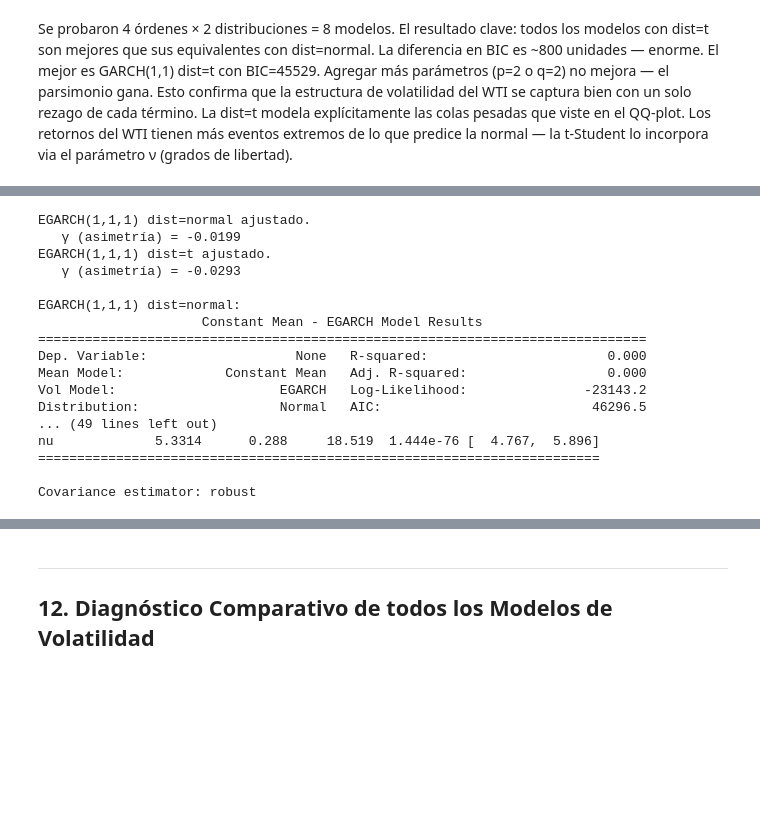
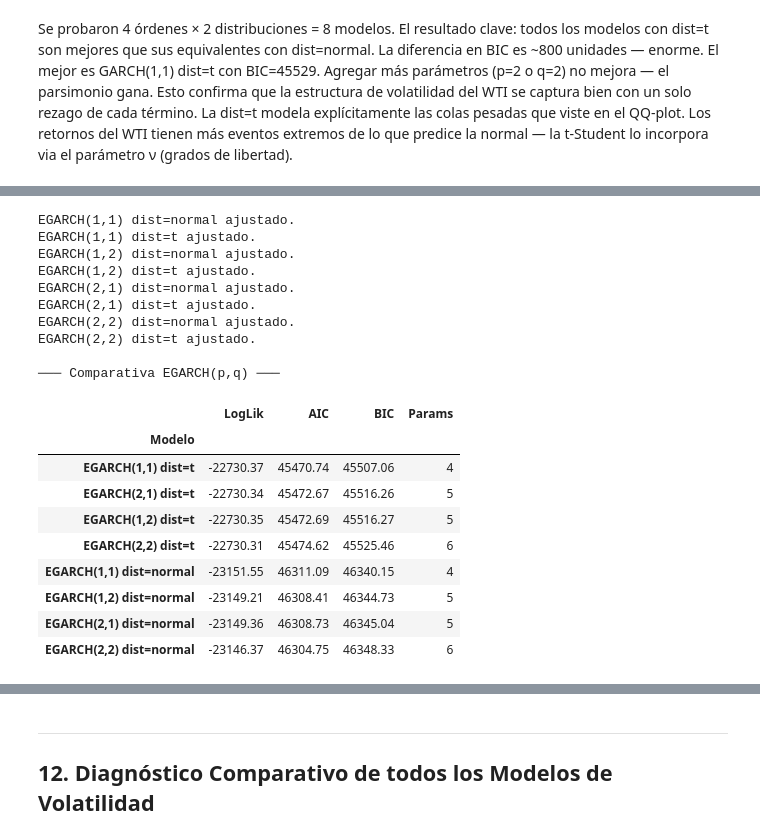
Before and after one commit to flopyromero/Proyecto-petr-leo-WTI-, a Jupyter notebook: tp4_tp5_wti.ipynb, the cells around one changed output, grey strips where cells are left out. Cells and saved outputs as stored; diff of their text form; code cells hidden in the pictures; blank space fills up the shorter version.

```diff
--- a/tp4_tp5_wti.ipynb
+++ b/tp4_tp5_wti.ipynb
@@ -1141,44 +1145,52 @@ $$\ln\sigma_t^2 = \omega + \sum_{i=1}^p \alpha_i(|\varepsilon_{t-i}| - E|\vareps
 El coeficiente $\gamma$ captura la **asimetría**: rentabilidades negativas tienden a
 tener mayor impacto en los mercados → se espera $\gamma < 0$.
 # %%
-# --- EGARCH ---
+# --- EGARCH(p,q) — múltiples órdenes ---
 modelos_egarch = {}
+rows_egarch = []
 
-for dist in ['normal', 't']:
-    label = f'EGARCH(1,1,1) dist={dist}'
-    try:
-        m = arch_model(residuos_100, vol='EGarch', p=1, o=1, q=1, dist=dist).fit(disp='off')
-        modelos_egarch[label] = m
-        rows_vol.append({
-            'Modelo': label,
-            'LogLik': round(m.loglikelihood, 2),
-            'AIC': round(m.aic, 2),
-            'BIC': round(m.bic, 2),
-            'Params': 5  # omega, alpha, gamma, beta, dist
-        })
-        print(f'{label} ajustado.')
-        print(f'   γ (asimetría) = {m.params.get("gamma[1]", m.params.iloc[-3]):.4f}')
-    except Exception as e:
-        print(f'{label}: {e}')
+for p, q in [(1,1), (1,2), (2,1), (2,2)]:
+    for dist in ['normal', 't']:
+        label = f'EGARCH({p},{q}) dist={dist}'
+        try:
+            m = arch_model(residuos_100, vol='EGARCH', p=p, q=q, dist=dist).fit(disp='off')
+            modelos_egarch[label] = m
+            rows_egarch.append({
+                'Modelo': label,
+                'LogLik': round(m.loglikelihood, 2),
+                'AIC': round(m.aic, 2),
+                'BIC': round(m.bic, 2),
+                'Params': p + q + 2
+            })
+            print(f'{label} ajustado.')
+        except Exception as e:
+            print(f'{label}: {e}')
 
-for nombre, m in modelos_egarch.items():
-    print(f'\n{nombre}:')
-    print(m.summary())
+df_egarch_comp = pd.DataFrame(rows_egarch).set_index('Modelo')
+print('\n─── Comparativa EGARCH(p,q) ───')
+display(df_egarch_comp.sort_values('BIC'))
+
+BEST_EGARCH = df_egarch_comp['BIC'].idxmin()
+modelo_egarch_opt = modelos_egarch[BEST_EGARCH]
+print(f'\n→ Mejor EGARCH por BIC: {BEST_EGARCH}')
 # %% [output]
-EGARCH(1,1,1) dist=normal ajustado.
-   γ (asimetría) = -0.0199
-EGARCH(1,1,1) dist=t ajustado.
-   γ (asimetría) = -0.0293
+EGARCH(1,1) dist=normal ajustado.
+EGARCH(1,1) dist=t ajustado.
+EGARCH(1,2) dist=normal ajustado.
+EGARCH(1,2) dist=t ajustado.
+EGARCH(2,1) dist=normal ajustado.
+EGARCH(2,1) dist=t ajustado.
+EGARCH(2,2) dist=normal ajustado.
+EGARCH(2,2) dist=t ajustado.
 
-EGARCH(1,1,1) dist=normal:
-                     Constant Mean - EGARCH Model Results
-==============================================================================
-Dep. Variable:                   None   R-squared:                       0.000
-Mean Model:             Constant Mean   Adj. R-squared:                  0.000
-Vol Model:                     EGARCH   Log-Likelihood:               -23143.2
-Distribution:                  Normal   AIC:                           46296.5
-... (49 lines left out)
-nu             5.3314      0.288     18.519  1.444e-76 [  4.767,  5.896]
-========================================================================
-
-Covariance estimator: robust
+─── Comparativa EGARCH(p,q) ───
+|  | LogLik | AIC | BIC | Params |
+| Modelo |  |  |  |  |
+| EGARCH(1,1) dist=t | -22730.37 | 45470.74 | 45507.06 | 4 |
+| EGARCH(2,1) dist=t | -22730.34 | 45472.67 | 45516.26 | 5 |
+| EGARCH(1,2) dist=t | -22730.35 | 45472.69 | 45516.27 | 5 |
+| EGARCH(2,2) dist=t | -22730.31 | 45474.62 | 45525.46 | 6 |
+| EGARCH(1,1) dist=normal | -23151.55 | 46311.09 | 46340.15 | 4 |
+| EGARCH(1,2) dist=normal | -23149.21 | 46308.41 | 46344.73 | 5 |
+| EGARCH(2,1) dist=normal | -23149.36 | 46308.73 | 46345.04 | 5 |
+| EGARCH(2,2) dist=normal | -23146.37 | 46304.75 | 46348.33 | 6 |
```
Also changed, not shown: parts of 34 cells of this notebook.
